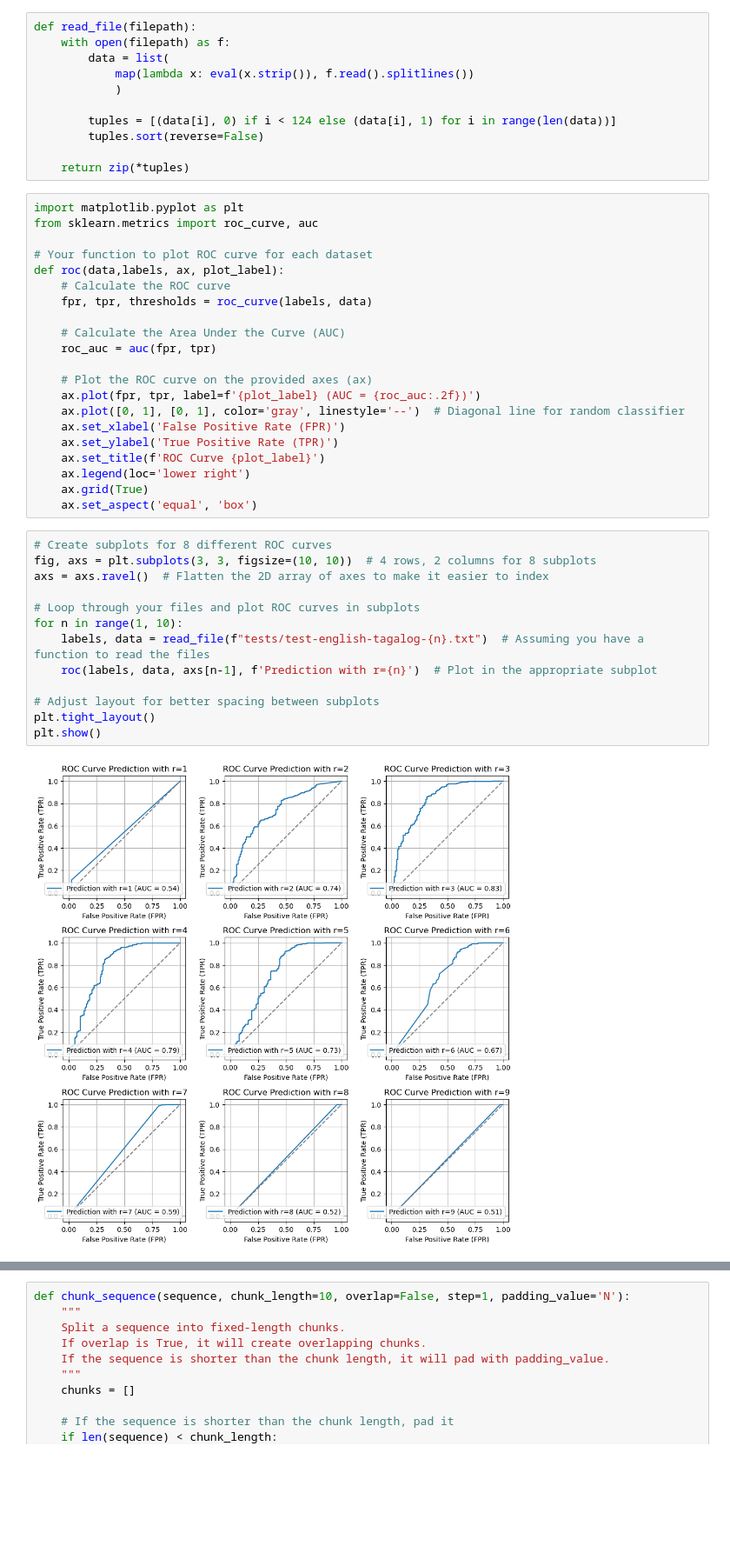
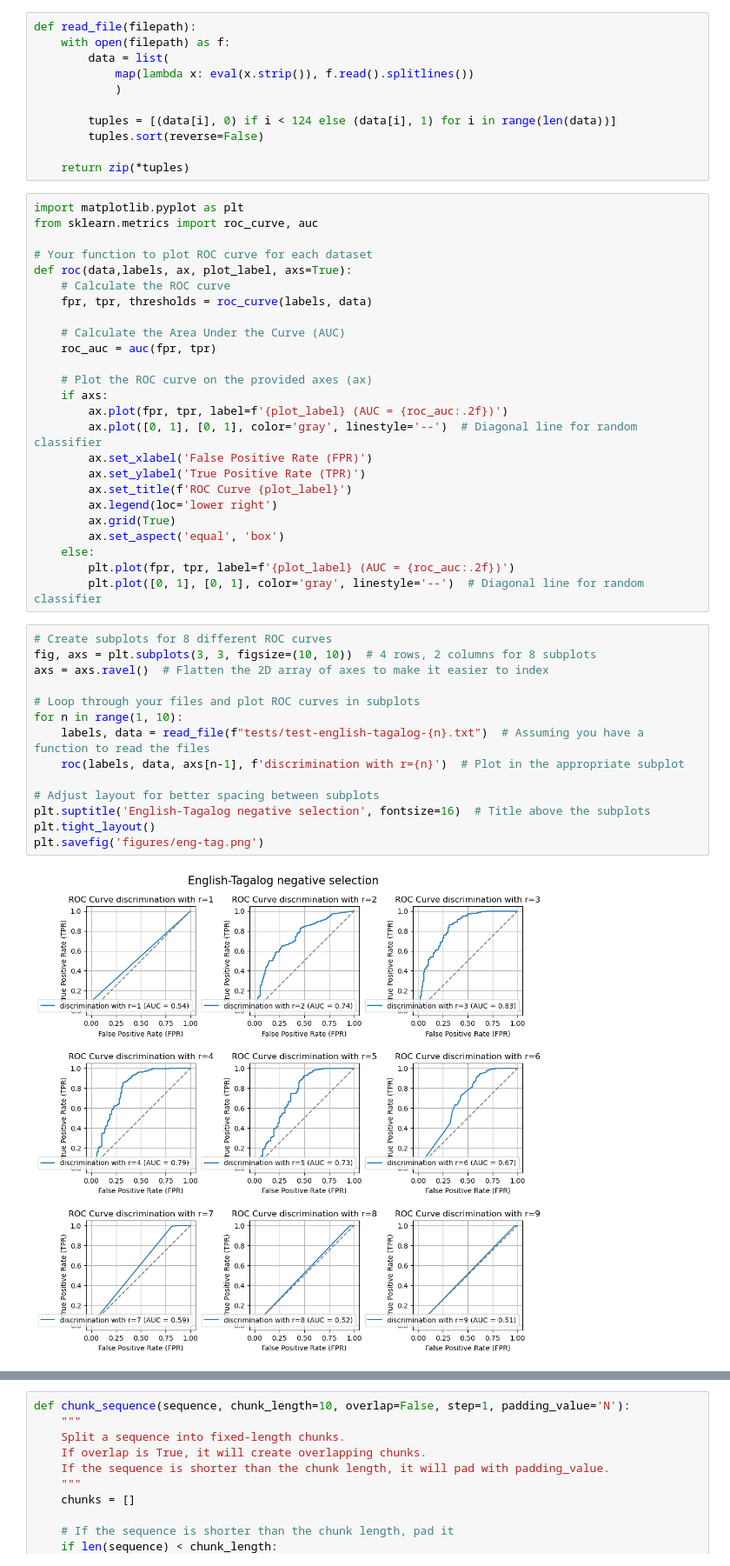
Before and after one commit to martan712/NaturalComputingImmume, a Jupyter notebook: process_data.ipynb, the cells around one changed output, grey strips where cells are left out. Shown at 87% size. Saved outputs shown, nothing was run; the diff lists cells and outputs as text; blank space fills up the shorter version.

```diff
--- a/process_data.ipynb
+++ b/process_data.ipynb
@@ -14,7 +14,7 @@ import matplotlib.pyplot as plt
 from sklearn.metrics import roc_curve, auc
 
 # Your function to plot ROC curve for each dataset
-def roc(data,labels, ax, plot_label):
+def roc(data,labels, ax, plot_label, axs=True):
     # Calculate the ROC curve
     fpr, tpr, thresholds = roc_curve(labels, data)
 
@@ -22,28 +22,33 @@ def roc(data,labels, ax, plot_label):
     roc_auc = auc(fpr, tpr)
 
     # Plot the ROC curve on the provided axes (ax)
-    ax.plot(fpr, tpr, label=f'{plot_label} (AUC = {roc_auc:.2f})')
-    ax.plot([0, 1], [0, 1], color='gray', linestyle='--')  # Diagonal line for random classifier
-    ax.set_xlabel('False Positive Rate (FPR)')
-    ax.set_ylabel('True Positive Rate (TPR)')
-    ax.set_title(f'ROC Curve {plot_label}')
-    ax.legend(loc='lower right')
-    ax.grid(True)
-    ax.set_aspect('equal', 'box')
+    if axs:
+        ax.plot(fpr, tpr, label=f'{plot_label} (AUC = {roc_auc:.2f})')
+        ax.plot([0, 1], [0, 1], color='gray', linestyle='--')  # Diagonal line for random classifier
+        ax.set_xlabel('False Positive Rate (FPR)')
+        ax.set_ylabel('True Positive Rate (TPR)')
+        ax.set_title(f'ROC Curve {plot_label}')
+        ax.legend(loc='lower right')
+        ax.grid(True)
+        ax.set_aspect('equal', 'box')
+    else:
+        plt.plot(fpr, tpr, label=f'{plot_label} (AUC = {roc_auc:.2f})')
+        plt.plot([0, 1], [0, 1], color='gray', linestyle='--')  # Diagonal line for random classifier
 # %%
 # Create subplots for 8 different ROC curves
 fig, axs = plt.subplots(3, 3, figsize=(10, 10))  # 4 rows, 2 columns for 8 subplots
 axs = axs.ravel()  # Flatten the 2D array of axes to make it easier to index
 
 # Loop through your files and plot ROC curves in subplots
 for n in range(1, 10):
     labels, data = read_file(f"tests/test-english-tagalog-{n}.txt")  # Assuming you have a function to read the files
-    roc(labels, data, axs[n-1], f'Prediction with r={n}')  # Plot in the appropriate subplot
+    roc(labels, data, axs[n-1], f'discrimination with r={n}')  # Plot in the appropriate subplot
 
 # Adjust layout for better spacing between subplots
+plt.suptitle('English-Tagalog negative selection', fontsize=16)  # Title above the subplots
 plt.tight_layout()
-plt.show()
+plt.savefig('figures/eng-tag.png')
 # %% [output]
-[figure, old version]
+[figure, new version]
 # %%
 # Create subplots for 8 different ROC curves
```
Also changed, not shown: parts of 6 cells of this notebook, 39 other files.
